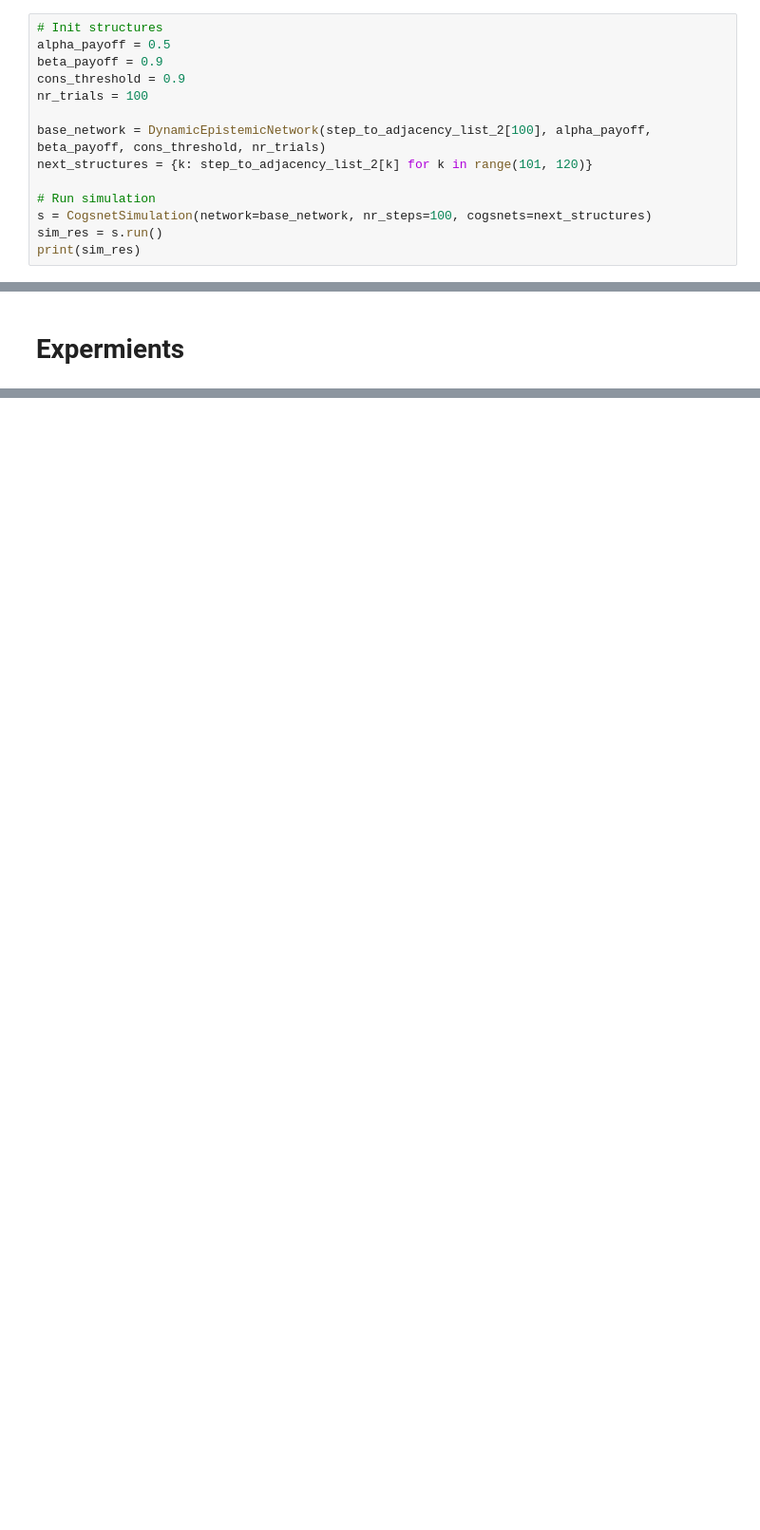
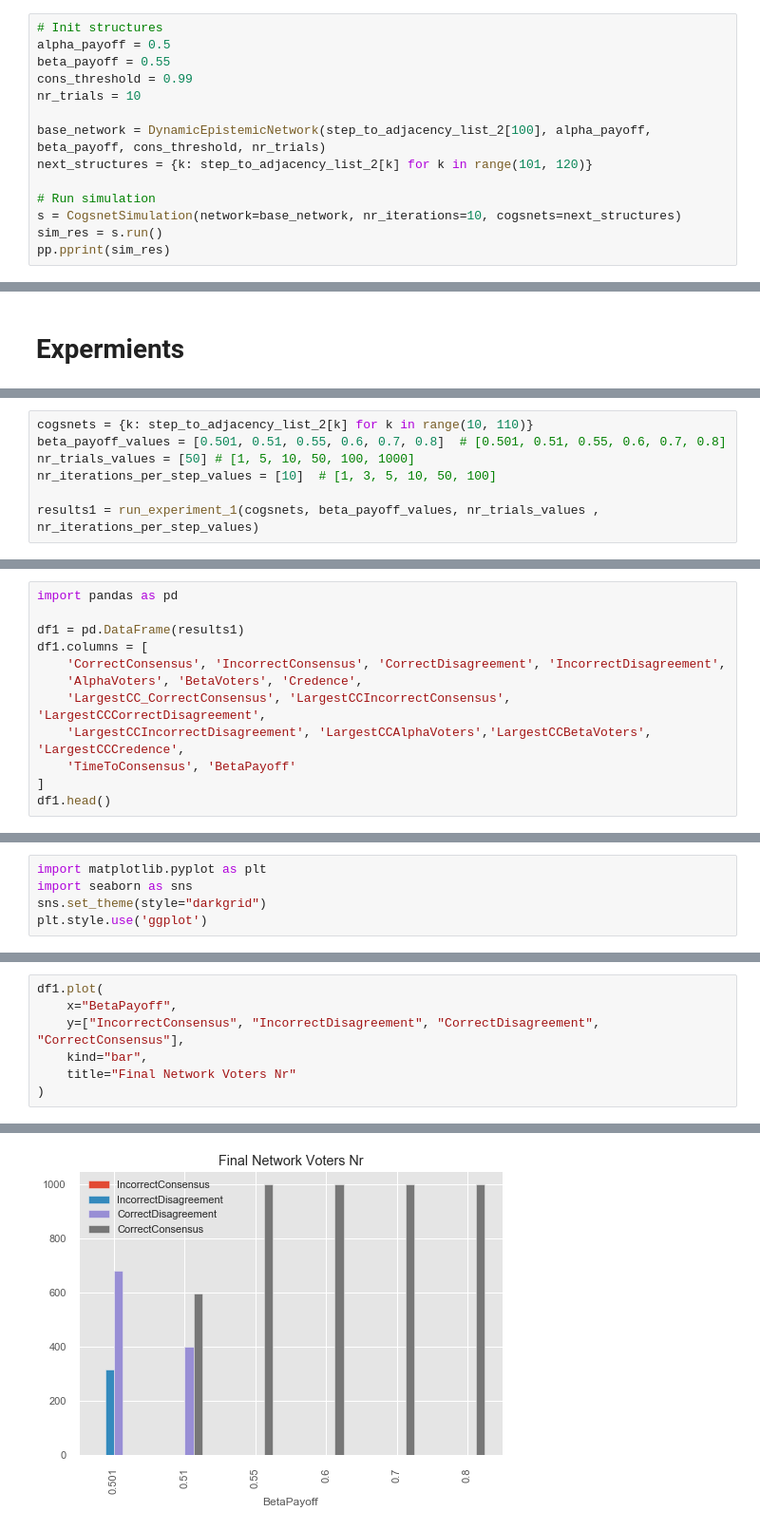
Before and after one commit to KE4T5/network-epistemology, a Jupyter notebook: notebooks/epistemic-networks.ipynb, the cells around one changed output, grey strips where cells are left out. Shown at 95% size. Saved outputs shown, nothing was run; the diff lists cells and outputs as text; blank space fills up the shorter version.

Commit message:
Experiments

```diff
--- a/notebooks/epistemic-networks.ipynb
+++ b/notebooks/epistemic-networks.ipynb
@@ -611,15 +484,15 @@ plot_network(g, 'Network structure visualization - Step 103', (15, 5))
 # %%
 # Init structures
 alpha_payoff = 0.5
-beta_payoff = 0.9
-cons_threshold = 0.9
-nr_trials = 100
+beta_payoff = 0.55
+cons_threshold = 0.99
+nr_trials = 10
 
 base_network = DynamicEpistemicNetwork(step_to_adjacency_list_2[100], alpha_payoff, beta_payoff, cons_threshold, nr_trials)
 next_structures = {k: step_to_adjacency_list_2[k] for k in range(101, 120)}
 
 # Run simulation
-s = CogsnetSimulation(network=base_network, nr_steps=100, cogsnets=next_structures)
+s = CogsnetSimulation(network=base_network, nr_iterations=10, cogsnets=next_structures)
 sim_res = s.run()
-print(sim_res)
+pp.pprint(sim_res)
 # %% [output]
@@ -672,0 +618,7 @@ for cc in connected_components(G):
+# %%
+cogsnets = {k: step_to_adjacency_list_2[k] for k in range(10, 110)}
+beta_payoff_values = [0.501, 0.51, 0.55, 0.6, 0.7, 0.8]  # [0.501, 0.51, 0.55, 0.6, 0.7, 0.8]
+nr_trials_values = [50] # [1, 5, 10, 50, 100, 1000]
+nr_iterations_per_step_values = [10]  # [1, 3, 5, 10, 50, 100]
+
+results1 = run_experiment_1(cogsnets, beta_payoff_values, nr_trials_values , nr_iterations_per_step_values)
@@ -672,0 +854,12 @@ for cc in connected_components(G):
+# %%
+import pandas as pd
+
+df1 = pd.DataFrame(results1)
+df1.columns = [
+    'CorrectConsensus', 'IncorrectConsensus', 'CorrectDisagreement', 'IncorrectDisagreement',
+    'AlphaVoters', 'BetaVoters', 'Credence',
+    'LargestCC_CorrectConsensus', 'LargestCCIncorrectConsensus', 'LargestCCCorrectDisagreement',
+    'LargestCCIncorrectDisagreement', 'LargestCCAlphaVoters','LargestCCBetaVoters', 'LargestCCCredence',
+    'TimeToConsensus', 'BetaPayoff'
+]
+df1.head()
@@ -672,0 +892,5 @@ for cc in connected_components(G):
+# %%
+import matplotlib.pyplot as plt
+import seaborn as sns
+sns.set_theme(style="darkgrid")
+plt.style.use('ggplot')
@@ -672,0 +914,8 @@ for cc in connected_components(G):
+# %%
+df1.plot(
+    x="BetaPayoff",
+    y=["IncorrectConsensus", "IncorrectDisagreement", "CorrectDisagreement", "CorrectConsensus"],
+    kind="bar",
+    title="Final Network Voters Nr"
+)
+# %% [output]
@@ -672,0 +923 @@ for cc in connected_components(G):
+[figure, added]
```
Also changed, not shown: parts of 55 cells of this notebook, 5 other files.
